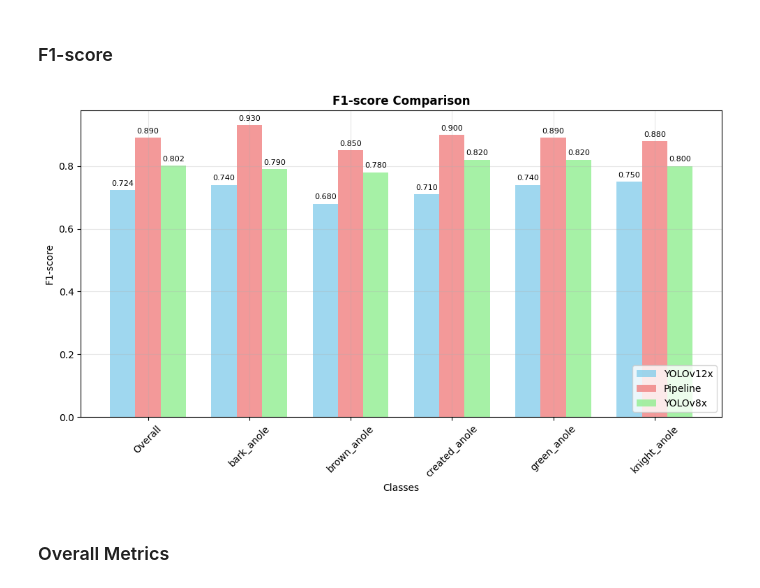
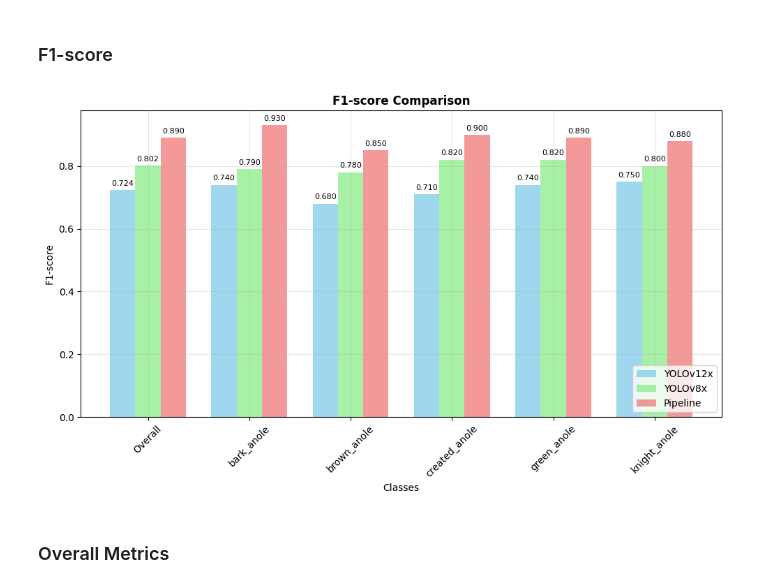
Before and after one commit to wenhan9604/Anole_classifier, a Jupyter notebook: Spring_2025/notebooks/results_plotting.ipynb, the cells around one changed output. Saved outputs shown, nothing was run; the diff lists cells and outputs as text; code cells hidden in the pictures.

```diff
--- a/Spring_2025/notebooks/results_plotting.ipynb
+++ b/Spring_2025/notebooks/results_plotting.ipynb
@@ -146,27 +146,27 @@ plt.show()
 # %%
 plt.figure(figsize=(10, 6))
 
 plt.bar(x_pos - bar_width, yolov12x_f1, bar_width,
         label='YOLOv12x', alpha=0.8, color='skyblue')
-plt.bar(x_pos, pipeline_f1, bar_width,
+plt.bar(x_pos, yolov8x_f1, bar_width,
+        label='YOLOv8x', alpha=0.8, color='lightgreen')
+plt.bar(x_pos + bar_width, pipeline_f1, bar_width,
         label='Pipeline', alpha=0.8, color='lightcoral')
-plt.bar(x_pos + bar_width, yolov8x_f1, bar_width,
-        label='YOLOv8x', alpha=0.8, color='lightgreen')
 
 plt.title('F1-score Comparison', fontweight='bold')
 plt.ylabel('F1-score')
 plt.xlabel('Classes')
 plt.xticks(x_pos, classes, rotation=45)
 plt.legend(loc='lower right')
 plt.grid(True, alpha=0.3)
 
 for container in plt.gca().containers:
     plt.bar_label(container, fmt='%.3f', padding=3, fontsize=8)
 
 plt.tight_layout()
 plt.show()
 # %% [output]
-[figure, old version]
+[figure, new version]
 # %% [markdown]
 ### Overall Metrics
 # %%
```
Also changed, not shown: parts of 4 cells of this notebook.
